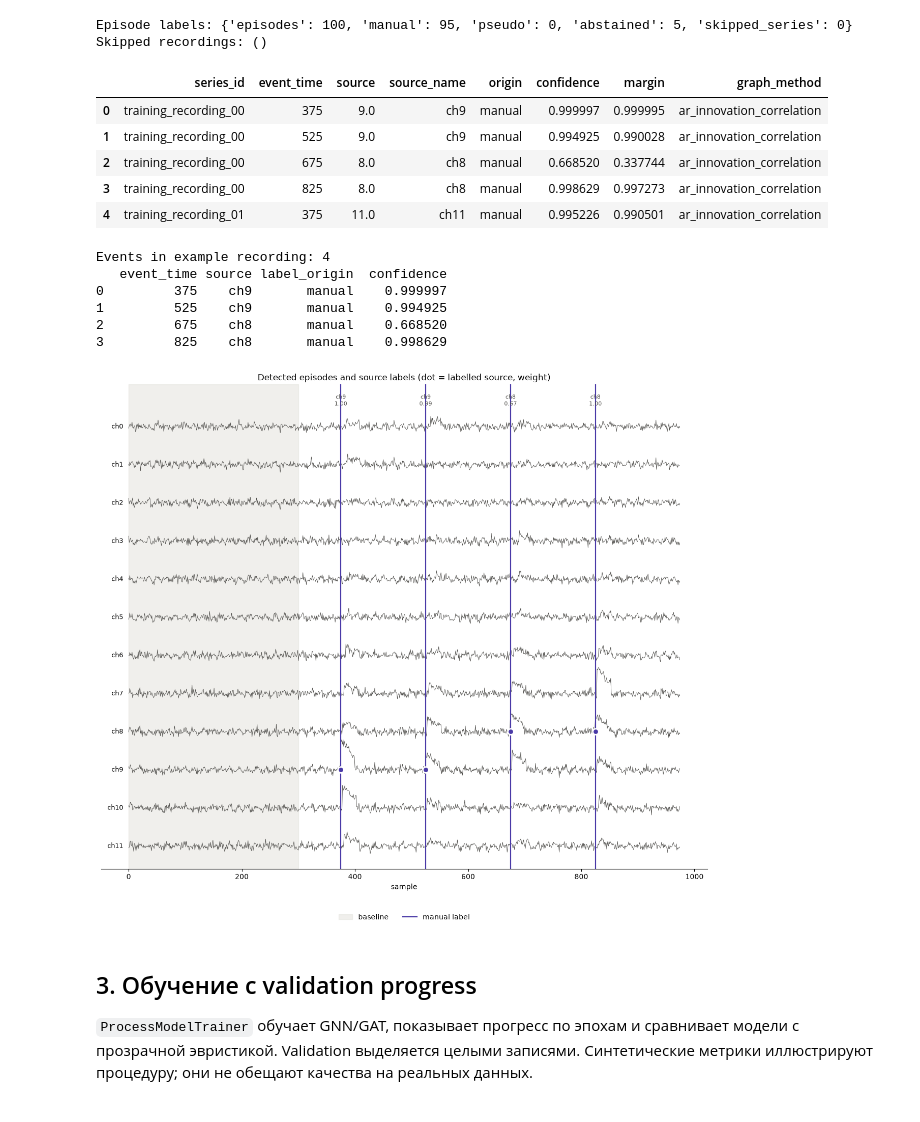
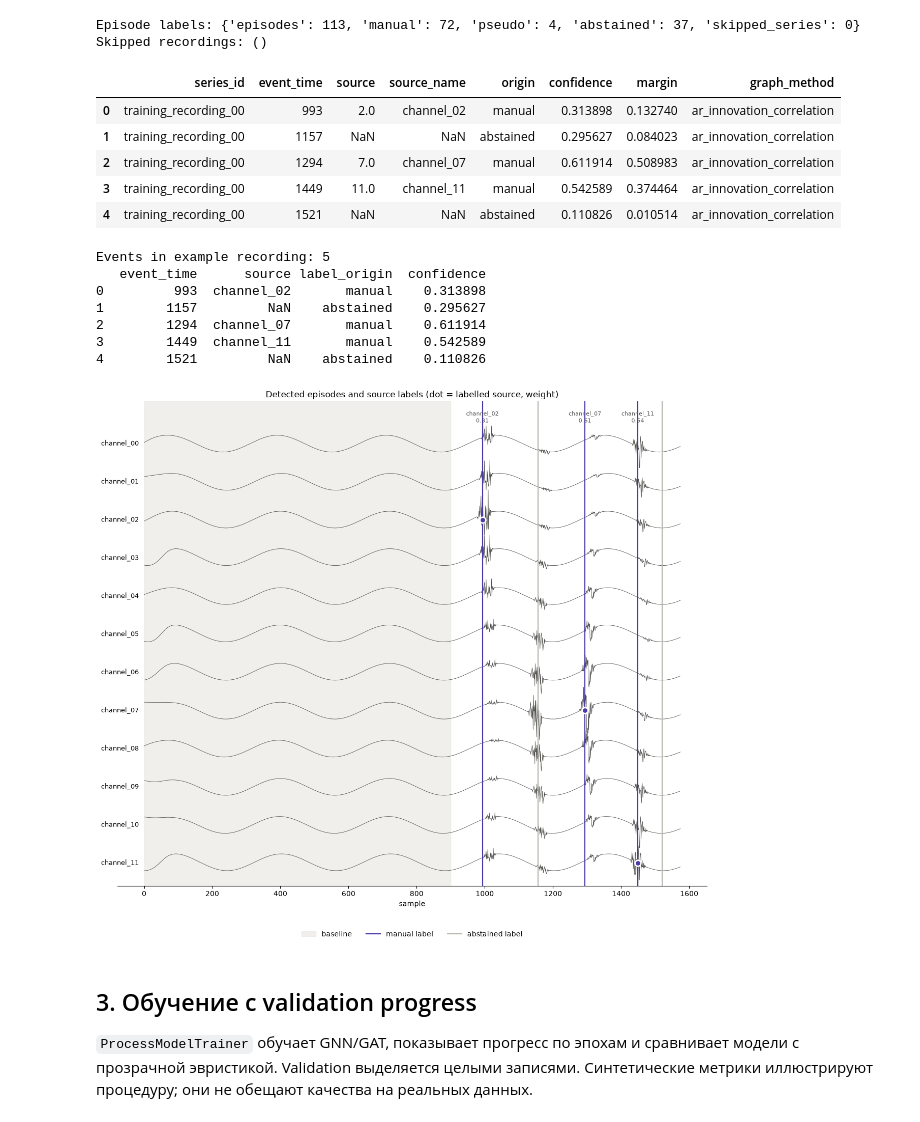
Before and after one commit to D2718281828nis/EVT-educational-demo, a Jupyter notebook: demo/evt-educational-demo/notebooks/n-d/09_gnn_gat_process_modeling.ipynb, the cells around one changed output. Cells and saved outputs as stored; diff of their text form; code cells hidden in the pictures.

```diff
--- a/demo/evt-educational-demo/notebooks/n-d/09_gnn_gat_process_modeling.ipynb
+++ b/demo/evt-educational-demo/notebooks/n-d/09_gnn_gat_process_modeling.ipynb
@@ -77,7 +98,10 @@ Channel order: ['channel_00', 'channel_01', 'channel_02', 'channel_03', 'channel
 # %%
+TRAIN_COUPLING = 2.0     # faster-synchronizing than the real CSV's 0.7, so a finite baseline stays valid
+TRAIN_BASELINE = 900     # must span several Kuramoto oscillation periods, not just "settled" coherence
+
 labeling_pipeline = GraphEVTPipeline(
     EVTConfig(
-        baseline_size=BASELINE_SIZE,
+        baseline_size=TRAIN_BASELINE,
         tail_quantile=0.90,
         alarm_probability=0.99,
         top_k=3,
@@ -88,14 +112,17 @@ labeling_pipeline = GraphEVTPipeline(
 training_recordings = {}
 training_annotations = {}
 for recording_index in range(24):
-    recording = make_recording(
+    recording = generate_kuramoto_propagation_recording(
         n_events=4,
         n_channels=N_CHANNELS,
-        baseline_size=BASELINE_SIZE,
+        seed=1_000 + recording_index,
+        baseline_size=TRAIN_BASELINE,
         gap=150,
-        topology="ring",
-        gain_jitter=0.45,
-        seed=1_000 + recording_index,
+        coupling=TRAIN_COUPLING,
+        hurst_exponent=propagation_metadata["hurst_exponent"],
+        event_magnitude_in_sigma=propagation_metadata["event_magnitude_in_sigma"],
+        delay_per_hop=propagation_metadata["delay_per_hop"],
+        decay_per_hop=propagation_metadata["decay_per_hop"],
     )
     recording_id = f"training_recording_{recording_index:02d}"
     training_recordings[recording_id] = recording.as_input()
@@ -110,43 +137,44 @@ print("Episode labels:", labels.summary())
 print("Skipped recordings:", labels.skipped)
 pd.DataFrame(labels.to_records()).head()
 # %% [output]
-Episode labels: {'episodes': 100, 'manual': 95, 'pseudo': 0, 'abstained': 5, 'skipped_series': 0}
+Episode labels: {'episodes': 113, 'manual': 72, 'pseudo': 4, 'abstained': 37, 'skipped_series': 0}
 Skipped recordings: ()
 |  | series_id | event_time | source | source_name | origin | confidence | margin | graph_method |
-| 0 | training_recording_00 | 375 | 9.0 | ch9 | manual | 0.999997 | 0.999995 | ar_innovation_correlation |
-| 1 | training_recording_00 | 525 | 9.0 | ch9 | manual | 0.994925 | 0.990028 | ar_innovation_correlation |
-| 2 | training_recording_00 | 675 | 8.0 | ch8 | manual | 0.668520 | 0.337744 | ar_innovation_correlation |
-| 3 | training_recording_00 | 825 | 8.0 | ch8 | manual | 0.998629 | 0.997273 | ar_innovation_correlation |
-| 4 | training_recording_01 | 375 | 11.0 | ch11 | manual | 0.995226 | 0.990501 | ar_innovation_correlation |
+| 0 | training_recording_00 | 993 | 2.0 | channel_02 | manual | 0.313898 | 0.132740 | ar_innovation_correlation |
+| 1 | training_recording_00 | 1157 | NaN | NaN | abstained | 0.295627 | 0.084023 | ar_innovation_correlation |
+| 2 | training_recording_00 | 1294 | 7.0 | channel_07 | manual | 0.611914 | 0.508983 | ar_innovation_correlation |
+| 3 | training_recording_00 | 1449 | 11.0 | channel_11 | manual | 0.542589 | 0.374464 | ar_innovation_correlation |
+| 4 | training_recording_00 | 1521 | NaN | NaN | abstained | 0.110826 | 0.010514 | ar_innovation_correlation |
 # %%
 series_id = "training_recording_00"
 training_input = training_recordings[series_id]
 training_values = np.asarray(training_input.values, dtype=float)
 series_labels = [item for item in labels.episodes if item.series_id == series_id]
 print("Events in example recording:", len(series_labels))
 print(pd.DataFrame([{
     "event_time": item.event_time,
     "source": item.source_name,
     "label_origin": item.origin,
     "confidence": item.confidence,
 } for item in series_labels]))
 
 viz.plot_labelled_recording(
     training_values,
     labels,
     series_id=series_id,
-    channel_names=[f"ch{index}" for index in range(N_CHANNELS)],
-    baseline_size=BASELINE_SIZE,
+    channel_names=[f"channel_{index:02d}" for index in range(N_CHANNELS)],
+    baseline_size=TRAIN_BASELINE,
 )
 plt.show()
 # %% [output]
-Events in example recording: 4
-   event_time source label_origin  confidence
-0         375    ch9       manual    0.999997
-1         525    ch9       manual    0.994925
-2         675    ch8       manual    0.668520
-3         825    ch8       manual    0.998629
+Events in example recording: 5
+   event_time      source label_origin  confidence
+0         993  channel_02       manual    0.313898
+1        1157         NaN    abstained    0.295627
+2        1294  channel_07       manual    0.611914
+3        1449  channel_11       manual    0.542589
+4        1521         NaN    abstained    0.110826
-[figure, old version]
+[figure, new version]
 # %% [markdown]
 ## 3. Обучение с validation progress
 
```
Also changed, not shown: parts of 18 cells of this notebook, 30 other files.
